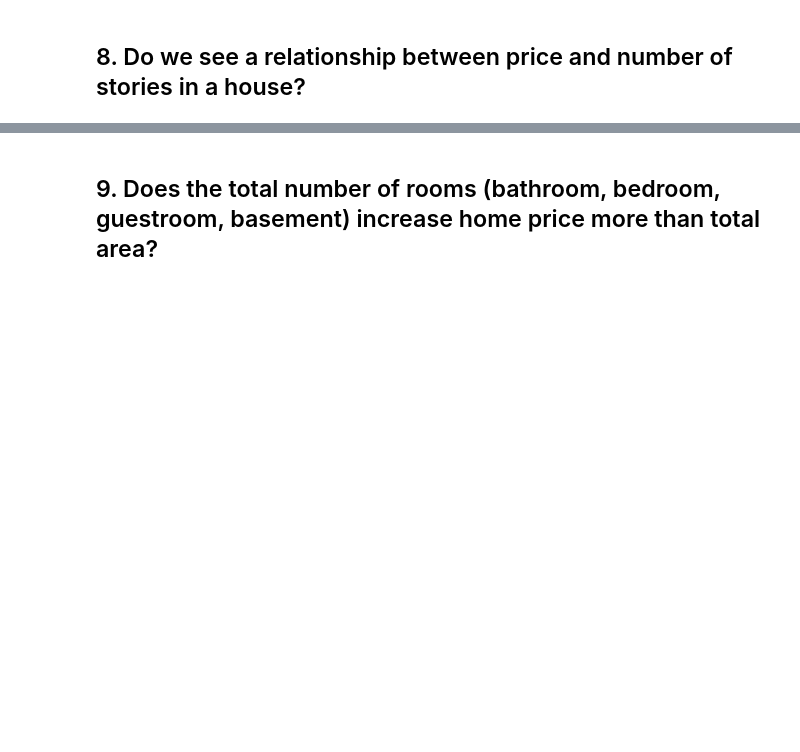
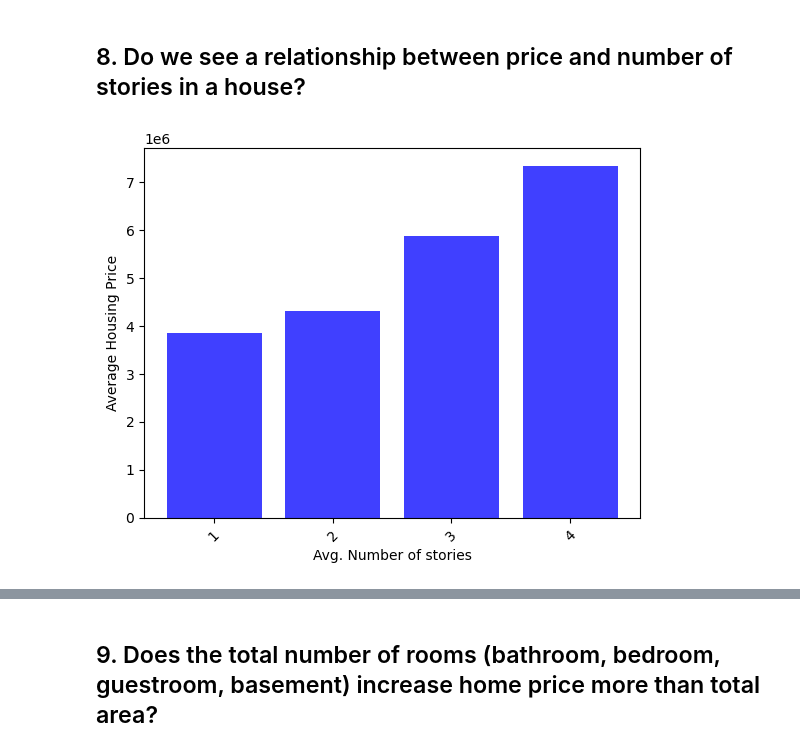
Before and after one commit to alanaadams/Project1, a Jupyter notebook: HomeattributePricing.ipynb, the cells around one changed output, grey strips where cells are left out. Saved outputs shown, nothing was run; the diff lists cells and outputs as text; code cells hidden in the pictures; blank space fills up the shorter version.

```diff
--- a/HomeattributePricing.ipynb
+++ b/HomeattributePricing.ipynb
@@ -106,0 +239,19 @@ df
+# %%
+#bar plot number of stories to price
+bar_plot_df3 = ny_housing_copy_df.groupby('stories').median()["price"]
+bar_plot_df3 = bar_plot_df3.reset_index(drop=False)
+bar_plot_df3
+
+x_axis = bar_plot_df3["stories"]
+y_axis = bar_plot_df3["price"]
+y_pos = np.arange(len(bar_plot_df3["stories"]))+1
+tick_val =  bar_plot_df3["stories"]
+
+plt.bar(x_axis, y_axis,  color ="blue", align='center', alpha=0.75)
+plt.xticks(y_pos, tick_val, rotation = 45)
+plt.xlabel('Avg. Number of stories')
+plt.ylabel("Average Housing Price")
+
+plt.show()
+# %% [output]
+[figure, added]
```
Also changed, not shown: parts of 27 cells of this notebook, 4 other files.
